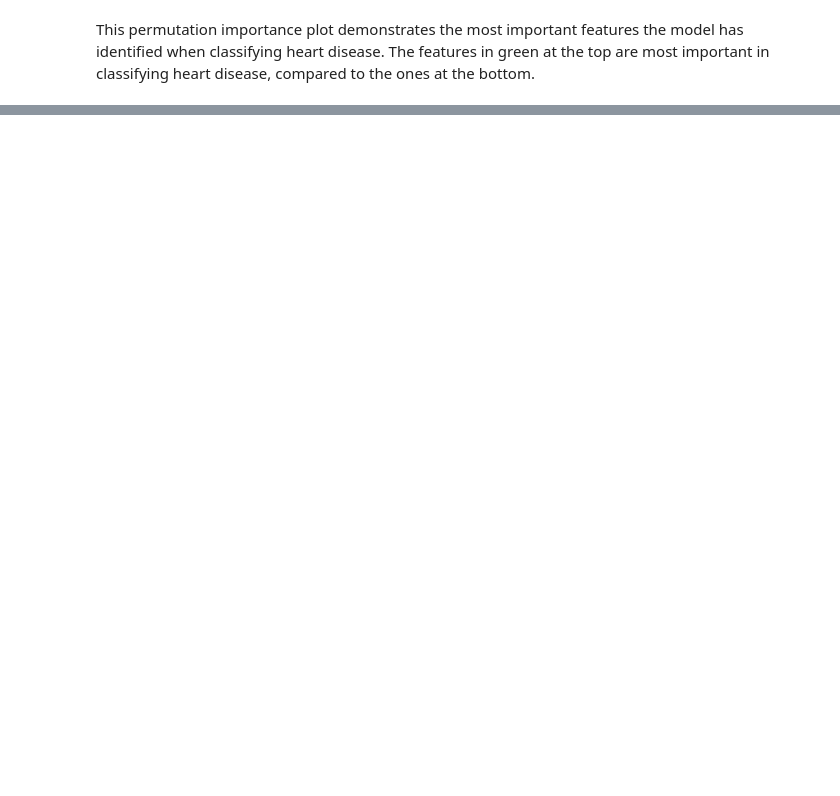
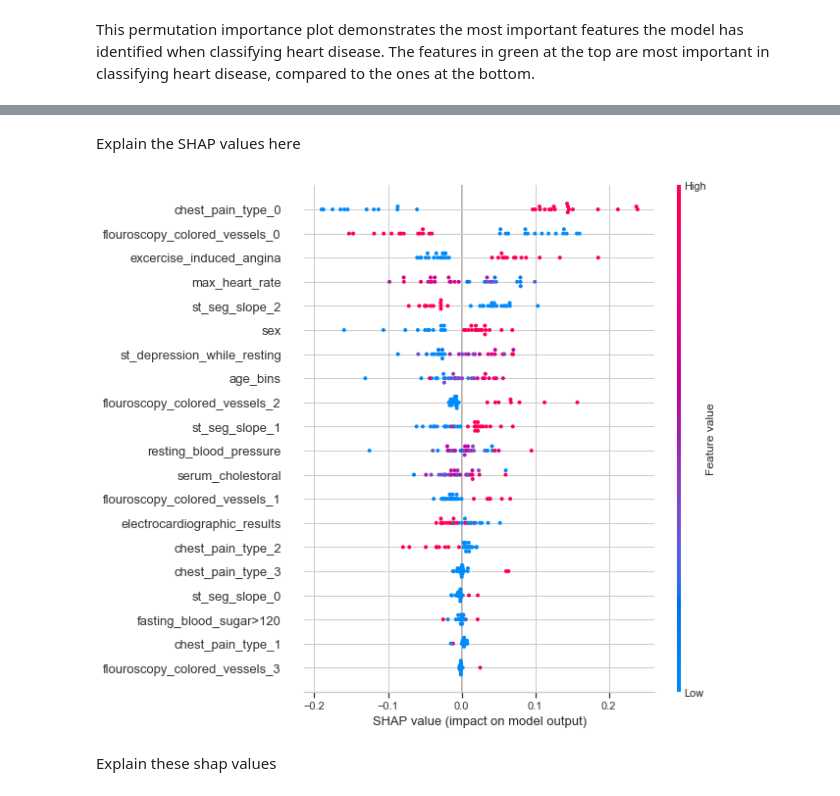
Before and after one commit to BenGOsborn/Heart-Disease-Classification, a Jupyter notebook: heart-disease-analysis.ipynb, the cells around one changed output, grey strips where cells are left out. Drawn from its saved outputs; the diff is of its cells as text; code cells hidden in the pictures; blank space fills up the shorter version.

```diff
--- a/heart-disease-analysis.ipynb
+++ b/heart-disease-analysis.ipynb
@@ -364,0 +366,11 @@ This dependence plot demonstrates how each variable independently affects the pr
+# %%
+import shap
+
+pred_data = valid_X.iloc[11] # Select a row of data from the validation feature set
+
+explainer = shap.TreeExplainer(best_model) # Create a shap explainer
+
+shap_values_single = explainer.shap_values(pred_data) # Create the positive and negative shap values for our selected data
+
+shap.initjs() # Initialize js visualization code
+shap.force_plot(explainer.expected_value[1], shap_values_single[1], pred_data) # Observe the features impacts on the baseline
@@ -364,0 +380,10 @@ This dependence plot demonstrates how each variable independently affects the pr
+# %% [markdown]
+Explain the SHAP values here
+# %%
+shap_values_all = explainer.shap_values(valid_X) # Create shap values for all rows in the validation feature set
+
+shap.summary_plot(shap_values_all[1], valid_X) # Plot a summary of the shap values for each row in the validation set
+# %% [output]
+[figure, added]
+# %% [markdown]
+Explain these shap values
```
Also changed, not shown: parts of 9 cells of this notebook, 1 other file.
